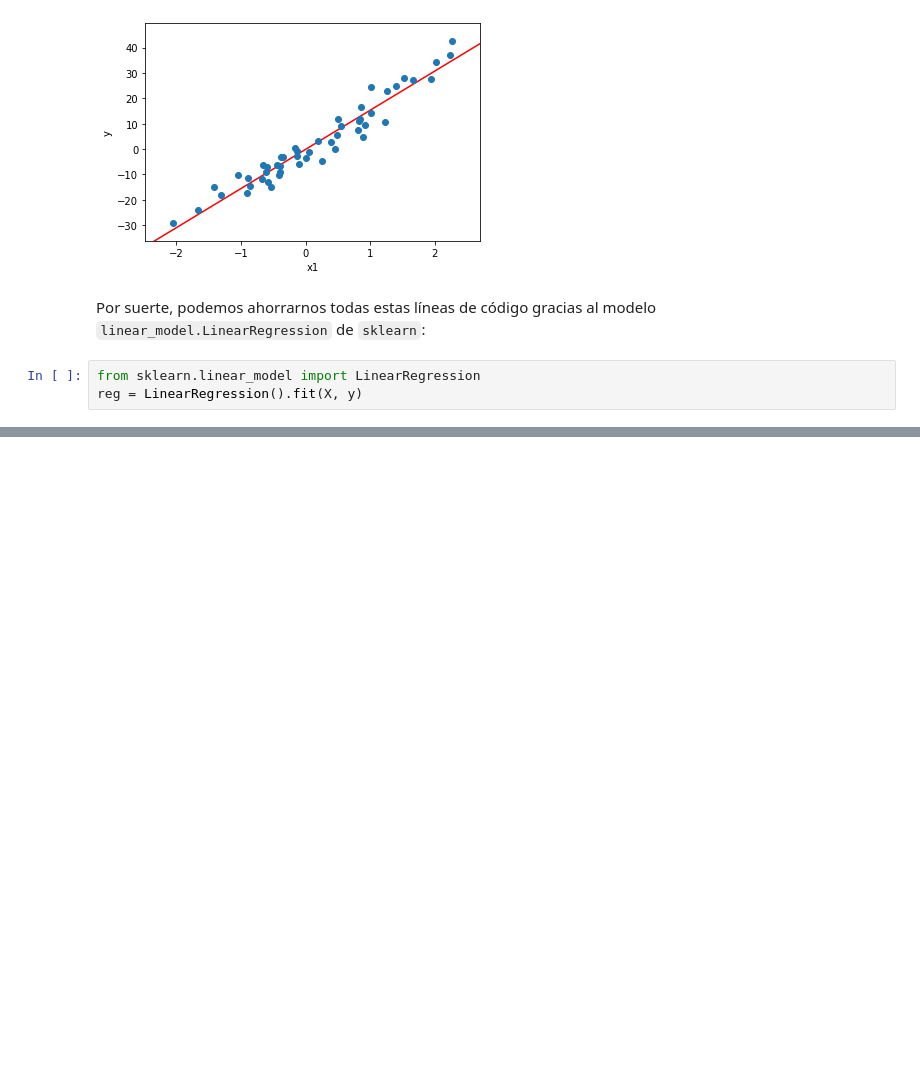
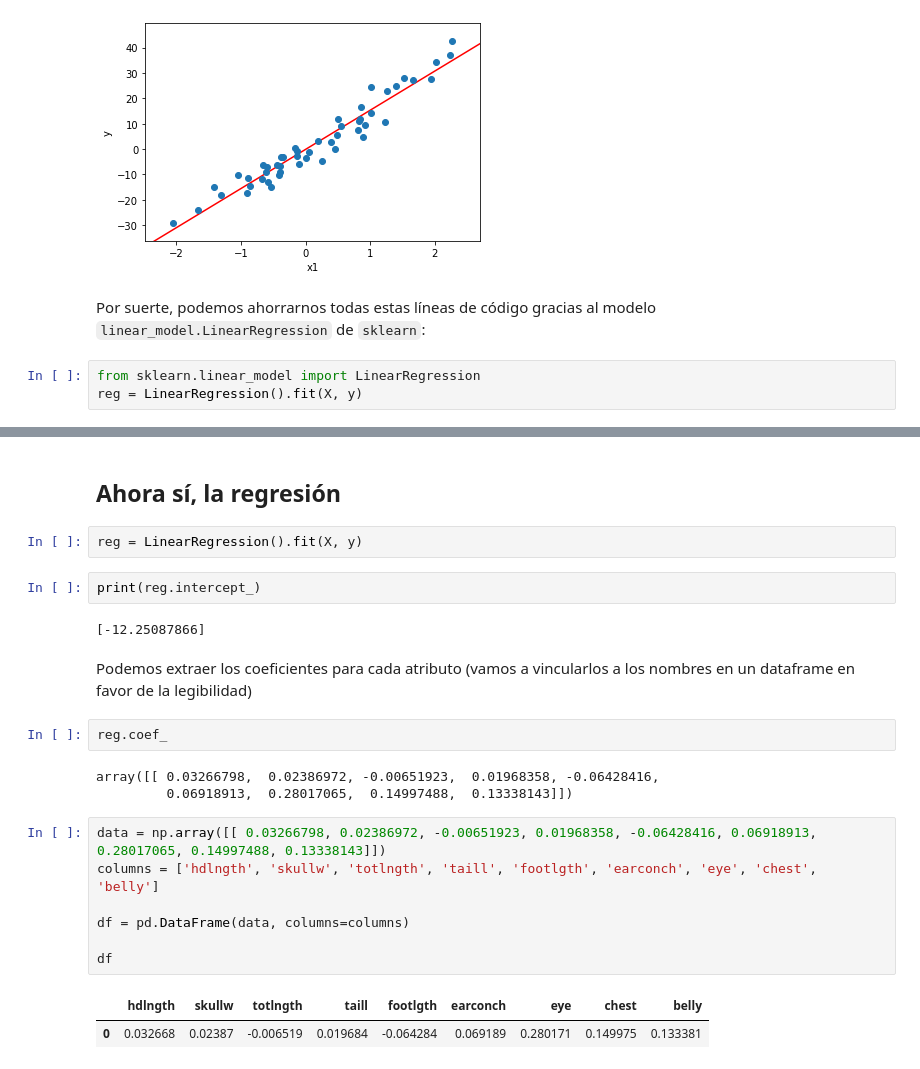
Before and after one commit to w-dan/academy_2023, a Jupyter notebook: Regresion_lineal.ipynb, the cells around one changed output, grey strips where cells are left out. Cells and saved outputs as stored; diff of their text form; blank space fills up the shorter version.

```diff
--- a/Regresion_lineal.ipynb
+++ b/Regresion_lineal.ipynb
@@ -259,0 +355,25 @@ reg = LinearRegression().fit(X, y)
+# %% [markdown]
+## Ahora sí, la regresión
+# %%
+reg = LinearRegression().fit(X, y)
+# %%
+print(reg.intercept_)
+# %% [output]
+[-12.25087866]
+# %% [markdown]
+Podemos extraer los coeficientes para cada atributo (vamos a vincularlos a los nombres en un dataframe en favor de la legibilidad)
+# %%
+reg.coef_
+# %% [output]
+array([[ 0.03266798,  0.02386972, -0.00651923,  0.01968358, -0.06428416,
+         0.06918913,  0.28017065,  0.14997488,  0.13338143]])
+# %%
+data = np.array([[ 0.03266798, 0.02386972, -0.00651923, 0.01968358, -0.06428416, 0.06918913, 0.28017065, 0.14997488, 0.13338143]])
+columns = ['hdlngth', 'skullw', 'totlngth', 'taill', 'footlgth', 'earconch', 'eye', 'chest', 'belly']
+
+df = pd.DataFrame(data, columns=columns)
+
+df
+# %% [output]
+|  | hdlngth | skullw | totlngth | taill | footlgth | earconch | eye | chest | belly |
+| 0 | 0.032668 | 0.02387 | -0.006519 | 0.019684 | -0.064284 | 0.069189 | 0.280171 | 0.149975 | 0.133381 |
```
Also changed, not shown: parts of 21 cells of this notebook.
